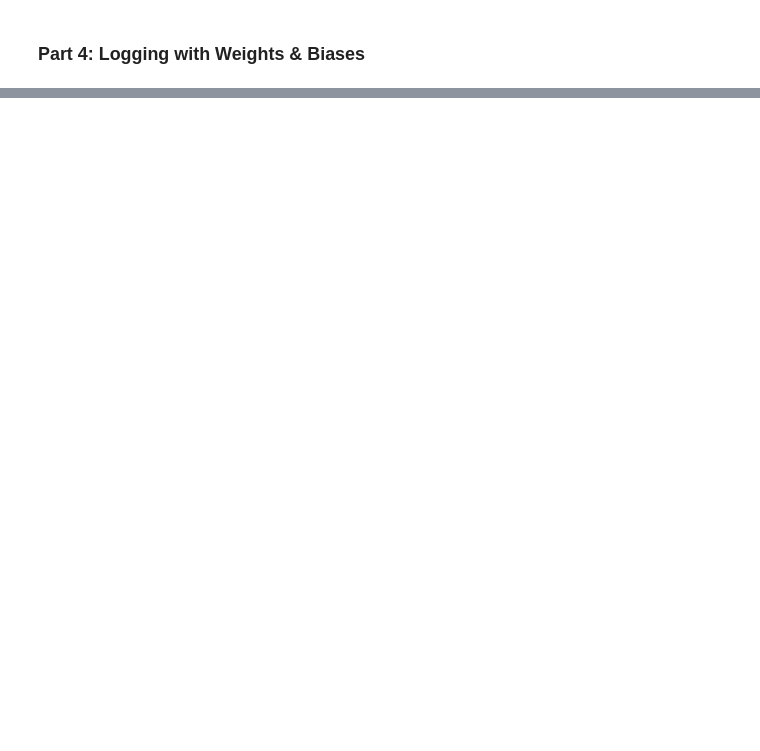
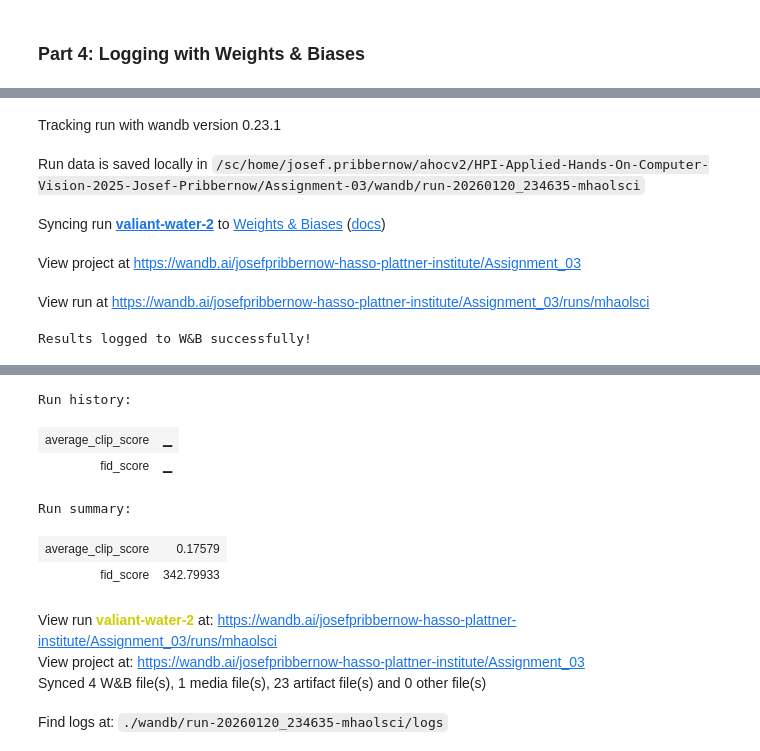
Before and after one commit to JosefPribbernow/HPI-Applied-Hands-On-Computer-Vision-2025-Josef-Pribbernow, a Jupyter notebook: Assignment-03/Assignment_03.ipynb, the cells around one changed output, grey strips where cells are left out. Saved outputs shown, nothing was run; the diff lists cells and outputs as text; code cells hidden in the pictures; blank space fills up the shorter version.

Commit message:
assignment 03 finished

```diff
--- a/Assignment-03/Assignment_03.ipynb
+++ b/Assignment-03/Assignment_03.ipynb
@@ -122,17 +195,3 @@ def calculate_fid(real_embeddings, gen_embeddings):
     fid = ssdiff + np.trace(sigma1 + sigma2 - 2.0 * covmean)
 
     return fid
-# %%
-# Calculate CLIP scores
-clip_scores = []
-for i, img in enumerate(generated_images):
-    score = calculate_clip_score(clip_model, img.unsqueeze(0), text_prompts[i], device)
-    clip_scores.append(score)
-average_clip_score = sum(clip_scores) / len(clip_scores)
-print(f"Average CLIP Score: {average_clip_score}")
-
-# Calculate FID score
-# Load real TF-Flowers dataset images here (not shown)
-real_images = ...
-fid_score = calculate_fid(real_images, generated_images)
-print(f"FID Score: {fid_score}")
@@ -145,7 +334,10 @@ import fiftyone as fo
 import fiftyone.brain as fob
 # %%
 # Create new FiftyOne dataset
-dataset = fo.Dataset(name="generated_flowers_with_embeddings")
+dataset_name = "generated_flowers_with_embeddings"
+if fo.dataset_exists(dataset_name):
+    fo.delete_dataset(dataset_name)
+dataset = fo.Dataset(name=dataset_name)
 # %%
 # For each image, create a fiftyone.Sample and add the following metadata:
 # - The file path to the saved image.
@@ -193,29 +433,46 @@ wandb.login()
 # %%
-run = wandb.init(project="diffusion_model_assessment_v2")
+# Initialize a new wandb run
+run = wandb.init(project="Assignment_03")
 
-# Log your hyperparameters (e.g., guidance weight `w`, number of steps `T`).
+# Log hyperparameters
 wandb.config.update({
-    "guidance_weight": w,
     "num_steps": T,
+    "batch_size": BATCH_SIZE,
+    "img_size": IMG_SIZE,
+    "num_prompts": len(text_prompts),
+    "samples_per_prompt": samples_per_prompt,
+    "beta_start": B_start,
+    "beta_end": B_end,
 })
 
-# Log evaluation metrics (CLIP Score and FID).
+# Log evaluation metrics (CLIP Score and FID)
 wandb.log({
     "average_clip_score": average_clip_score,
     "fid_score": fid_score,
 })
 
-# Create wandb Table and log results
+# Create wandb Table to log results with properly normalized images
 table = wandb.Table(columns=["image", "prompt", "clip_score", "uniqueness", "representativeness"])
-for sample in dataset:
-    img = wandb.Image(sample.filepath)
+
+for idx, sample in enumerate(dataset):
+    # Load and normalize image for wandb (to match matplotlib display)
+    img_tensor = generated_images[idx]
+    img_np = img_tensor.cpu().permute(1, 2, 0).numpy()
+    img_np = (img_np - img_np.min()) / (img_np.max() - img_np.min())  # Normalize to [0, 1]
+    img_np = (img_np * 255).astype('uint8')  # Convert to 0-255 range for wandb
+
+    img = wandb.Image(img_np)
     prompt = sample.prompt.label
     clip_score = sample.clip_score
-    uniqueness = sample.metadata["fiftyone"]["uniqueness"]
-    representativeness = sample.metadata["fiftyone"]["representativeness"]
+    uniqueness = sample.uniqueness if hasattr(sample, 'uniqueness') else None
+    representativeness = sample.representativeness if hasattr(sample, 'representativeness') else None
 
     table.add_data(img, prompt, clip_score, uniqueness, representativeness)
+
 wandb.log({"generated_flowers_table": table})
+
+print("Results logged to W&B successfully!")
 
 # Finish the wandb run
 run.finish()
+# %% [output]
@@ -221,0 +480,6 @@ run.finish()
+Tracking run with wandb version 0.23.1
+Run data is saved locally in /sc/home/josef.pribbernow/ahocv2/HPI-Applied-Hands-On-Computer-Vision-2025-Josef-Pribbernow/Assignment-03/wandb/run-20260120_234635-mhaolsci
+Syncing run valiant-water-2 to Weights & Biases (docs)
+View project at https://wandb.ai/josefpribbernow-hasso-plattner-institute/Assignment_03
+View run at https://wandb.ai/josefpribbernow-hasso-plattner-institute/Assignment_03/runs/mhaolsci
+Results logged to W&B successfully!
@@ -221,0 +487,10 @@ run.finish()
+Run history:
+| average_clip_score | ▁ |
+| fid_score | ▁ |
+Run summary:
+| average_clip_score | 0.17579 |
+| fid_score | 342.79933 |
+View run valiant-water-2 at: https://wandb.ai/josefpribbernow-hasso-plattner-institute/Assignment_03/runs/mhaolsci
+View project at: https://wandb.ai/josefpribbernow-hasso-plattner-institute/Assignment_03
+Synced 4 W&B file(s), 1 media file(s), 23 artifact file(s) and 0 other file(s)
+Find logs at: ./wandb/run-20260120_234635-mhaolsci/logs
```
Also changed, not shown: parts of 15 cells of this notebook, 51 other files.
